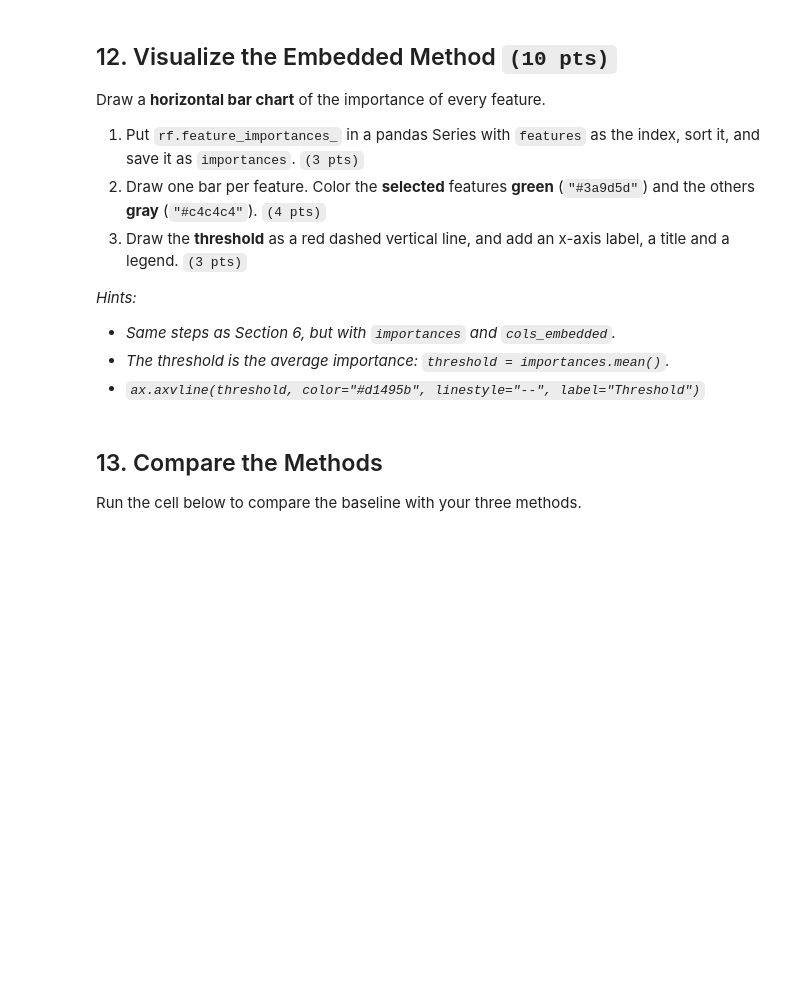
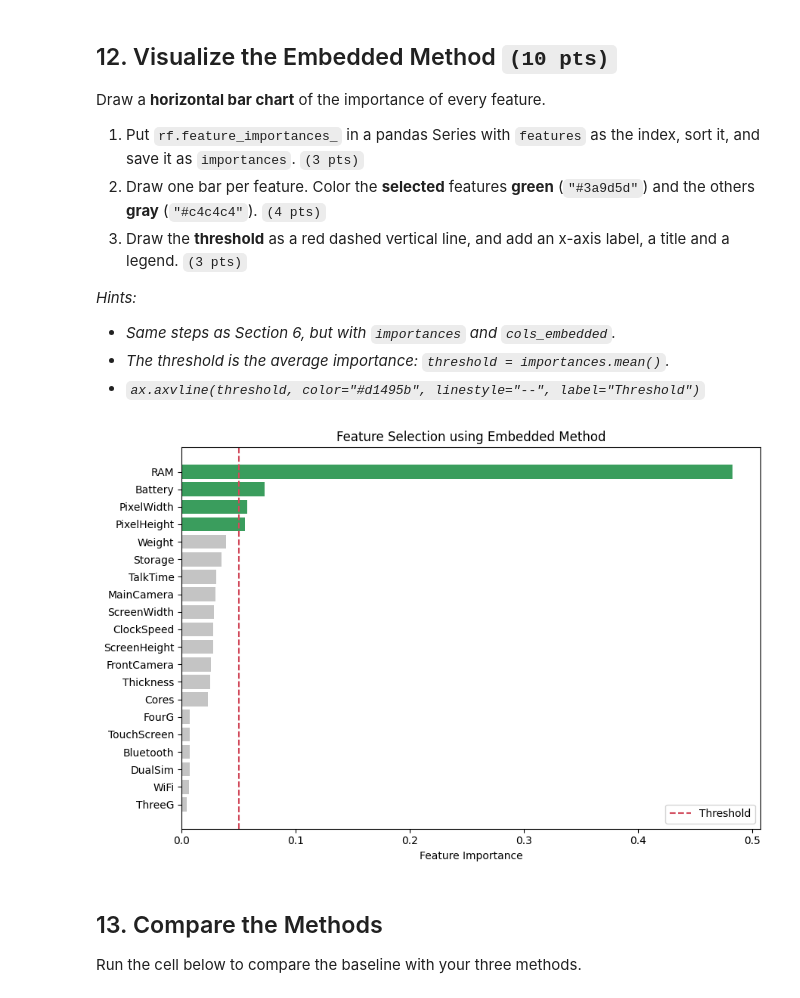
Before and after one commit to Lurios01/Imperial_COM241_SY.26-27_CCADMACL_EXERCISES-, a Jupyter notebook: Exercise_2_Imperial_COM241.ipynb, the cells around one changed output. Drawn from its saved outputs; the diff is of its cells as text; code cells hidden in the pictures; blank space fills up the shorter version.

```diff
--- a/Exercise_2_Imperial_COM241.ipynb
+++ b/Exercise_2_Imperial_COM241.ipynb
@@ -258,4 +384,5 @@ You will train a **Random Forest**, which computes a **feature importance** for
 1. Create a `RandomForestClassifier(n_estimators=200, random_state=42)` and name it `rf`. `(4 pts)`
 2. Train it on `X_train` and `y_train`. `(4 pts)`
 # %%
-# put your answer here
+rf = RandomForestClassifier(n_estimators=200, random_state=42)
+rf.fit(X_train, y_train)
@@ -267,4 +396,11 @@ You will train a **Random Forest**, which computes a **feature importance** for
 
 *Hint: `SelectFromModel(rf, prefit=True)` (`prefit=True` = the model is already trained), then `sfm.get_support()`.*
 # %%
-# put your answer here
+sfm = SelectFromModel(rf, prefit=True)
+cols_embedded = list(X_train.columns[sfm.get_support()])
+print("Selected features:", cols_embedded)
+model_embedded = LogisticRegression(max_iter=1000)
+model_embedded.fit(X_train[cols_embedded], y_train)
+pred_embedded = model_embedded.predict(X_test[cols_embedded])
+acc_embedded = accuracy_score(y_test, pred_embedded)
+print("Embedded test accuracy:", round(acc_embedded, 4))
@@ -282,7 +421,37 @@ Draw a **horizontal bar chart** of the importance of every feature.
 - *The threshold is the average importance: `threshold = importances.mean()`.*
 - *`ax.axvline(threshold, color="#d1495b", linestyle="--", label="Threshold")`*
 # %%
-# put your answer here
+importances = pd.Series(
+    rf.feature_importances_,
+    index=features
+).sort_values()
+
+threshold = importances.mean()
+bar_colors = [
+    "#3a9d5d" if f in cols_embedded else "#c4c4c4"
+    for f in importances.index
+]
+
+fig, ax = plt.subplots(figsize=(9, 6))
+ax.barh(
+    importances.index,
+    importances.values,
+    color=bar_colors
+)
+ax.axvline(
+    threshold,
+    color="#d1495b",
+    linestyle="--",
+    label="Threshold"
+)
+ax.set_xlabel("Feature Importance")
+ax.set_title("Feature Selection using Embedded Method")
+ax.legend()
+
+plt.tight_layout()
+plt.show()
+# %% [output]
+[figure, added]
 # %% [markdown]
 ## 13. Compare the Methods
 
```
Also changed, not shown: parts of 13 cells of this notebook.
